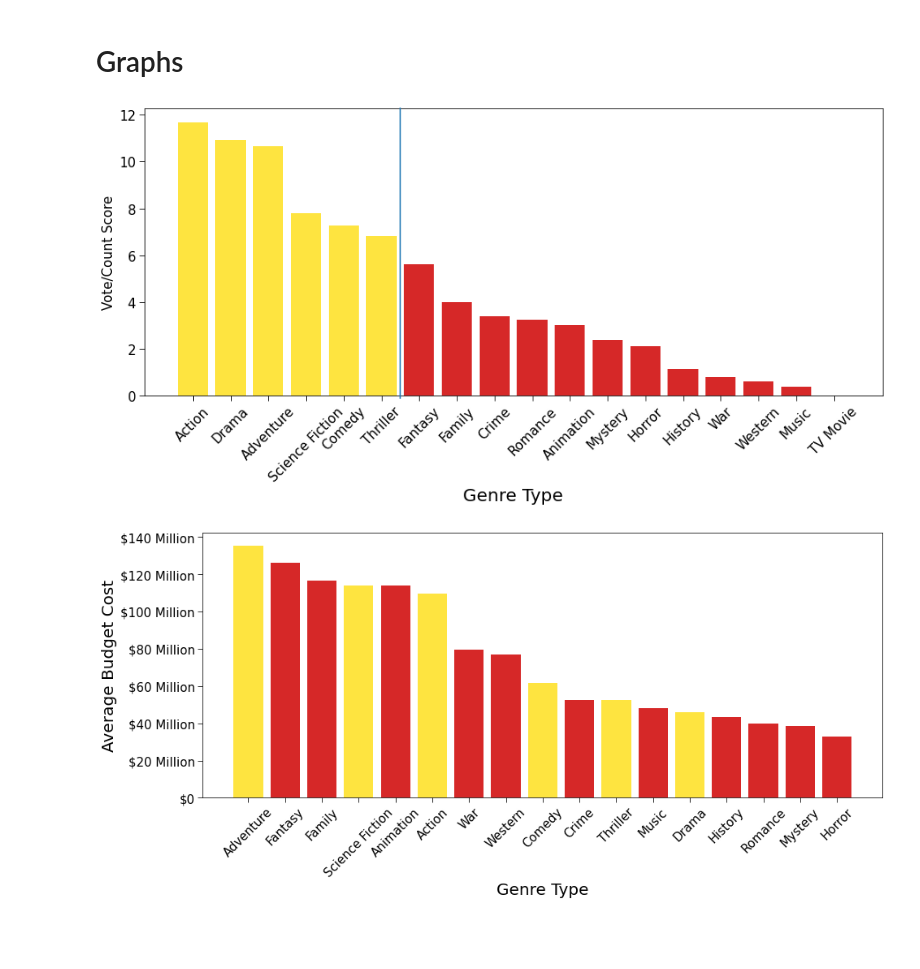
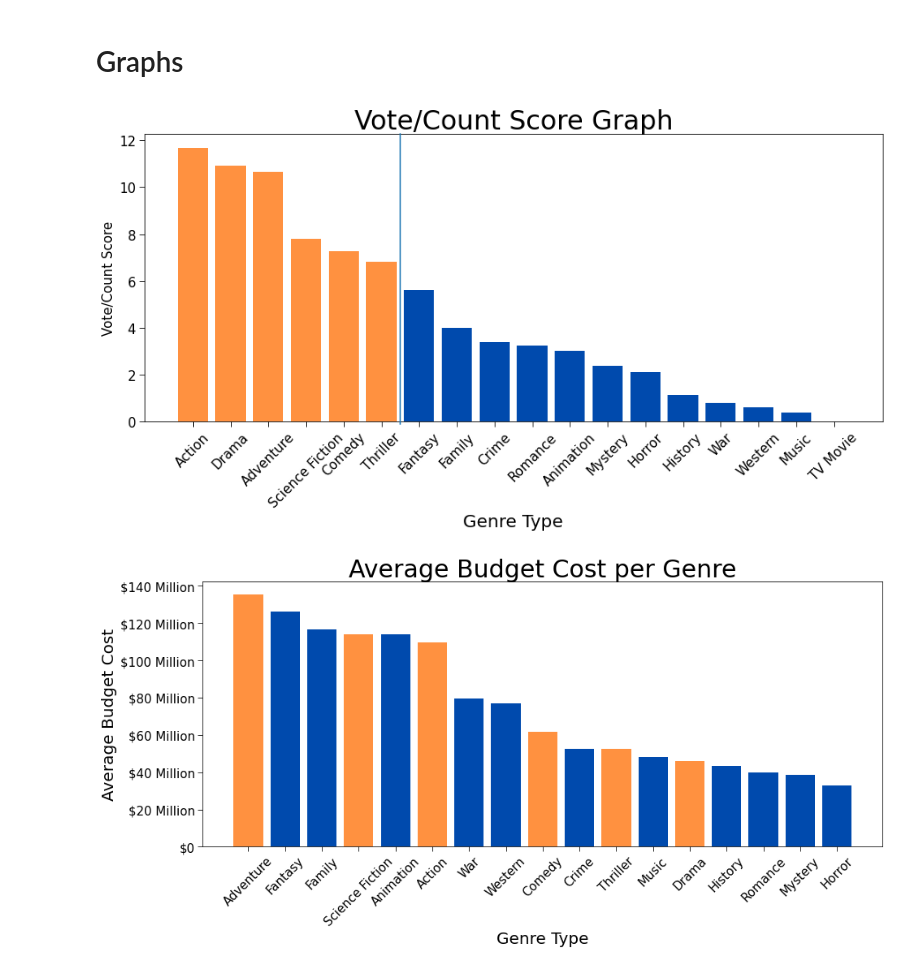
Before and after one commit to Co-nn/Movie-Analysis-Project, a Jupyter notebook: Main.ipynb, the cells around one changed output. Saved outputs shown, nothing was run; the diff lists cells and outputs as text; code cells hidden in the pictures; blank space fills up the shorter version.

Commit message:
Fixed Graphs

```diff
--- a/Main.ipynb
+++ b/Main.ipynb
@@ -177,31 +177,31 @@ los = ["$0", "$20 Million", "$40 Million", "$60 Million", "$80 Million", "$100 M
 # %%
 fig, ax = plt.subplots(figsize=(15,6))
 palet =plt.get_cmap("Set1")
-ax.bar(x=top["genre_ids"], height=top["count/vote_score"], color=["#fee440" if score > 6 else '#d62828' for score in top['count/vote_score']])
+ax.bar(x=top["genre_ids"], height=top["count/vote_score"], color=['#ff9140' if score > 6 else "#004aad" for score in top['count/vote_score']])
 
 ax.set_xlabel("Genre Type", fontsize=20)
 ax.set_ylabel("Vote/Count Score", fontsize=15)
-# ax.set_title("Vote/Count Score Graph", fontsize=30)
+ax.set_title("Vote/Count Score Graph", fontsize=30)
 fig.add_artist(lines.Line2D([.3935, .3935], [.12, .88]))
 plt.xticks(rotation=45)
 ax.tick_params(length=6, which="both", labelsize=15)
 plt.savefig("Graphs/VoteCountScore.png", bbox_inches="tight")
 # %% [output]
-[figure, old version]
+[figure, new version]
 # %%
 fig, ax = plt.subplots(figsize=(15,6))
 palet =plt.get_cmap("Set1")
-ax.bar(x=top_gm_genre_avg["genre_ids"], height=top_gm_genre_avg["production_budget"], color=["#fee440","#d62828","#d62828","#fee440","#d62828","#fee440","#d62828","#d62828","#fee440","#d62828","#fee440","#d62828","#fee440","#d62828","#d62828","#d62828","#d62828","#d62828"])
+ax.bar(x=top_gm_genre_avg["genre_ids"], height=top_gm_genre_avg["production_budget"], color=['#ff9140',"#004aad","#004aad",'#ff9140',"#004aad",'#ff9140',"#004aad","#004aad",'#ff9140',"#004aad",'#ff9140',"#004aad",'#ff9140',"#004aad","#004aad","#004aad","#004aad","#004aad"])
 
 ax.set_xlabel("Genre Type", fontsize=20)
 ax.set_ylabel("Average Budget Cost", fontsize=20)
-# ax.set_title("Average Budget Cost per Genre", fontsize=30)
+ax.set_title("Average Budget Cost per Genre", fontsize=30)
 ax.set_yticklabels(los, minor=False)
 plt.xticks(rotation=45)
 ax.tick_params(length=6, which="both", labelsize=15)
 plt.savefig("Graphs/Average_Budget_Cost_per_Genre.png", bbox_inches="tight")
 # %% [output]
-[figure, old version]
+[figure, new version]
 # %%
 fig, ax = plt.subplots(figsize = (15, 6))
 palette = plt.get_cmap('Set1')
```
Also changed, not shown: parts of 4 cells of this notebook, 6 other files.
